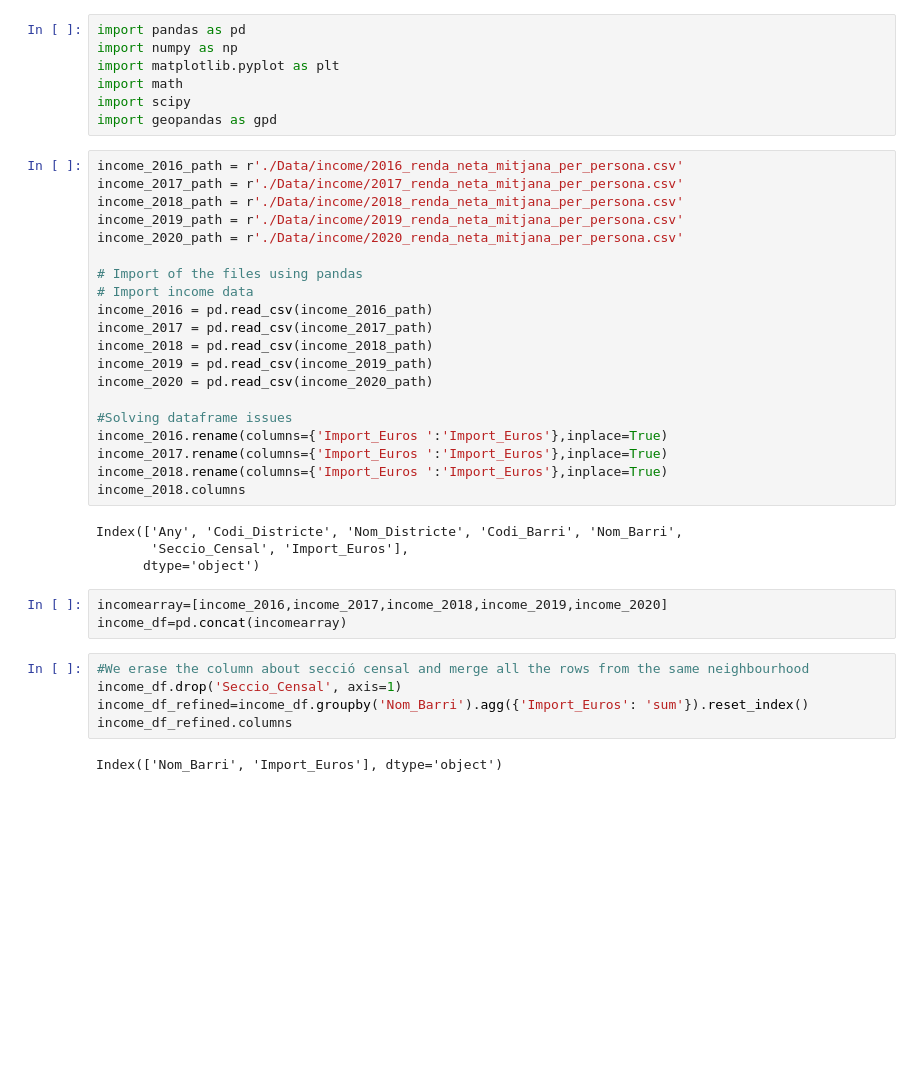
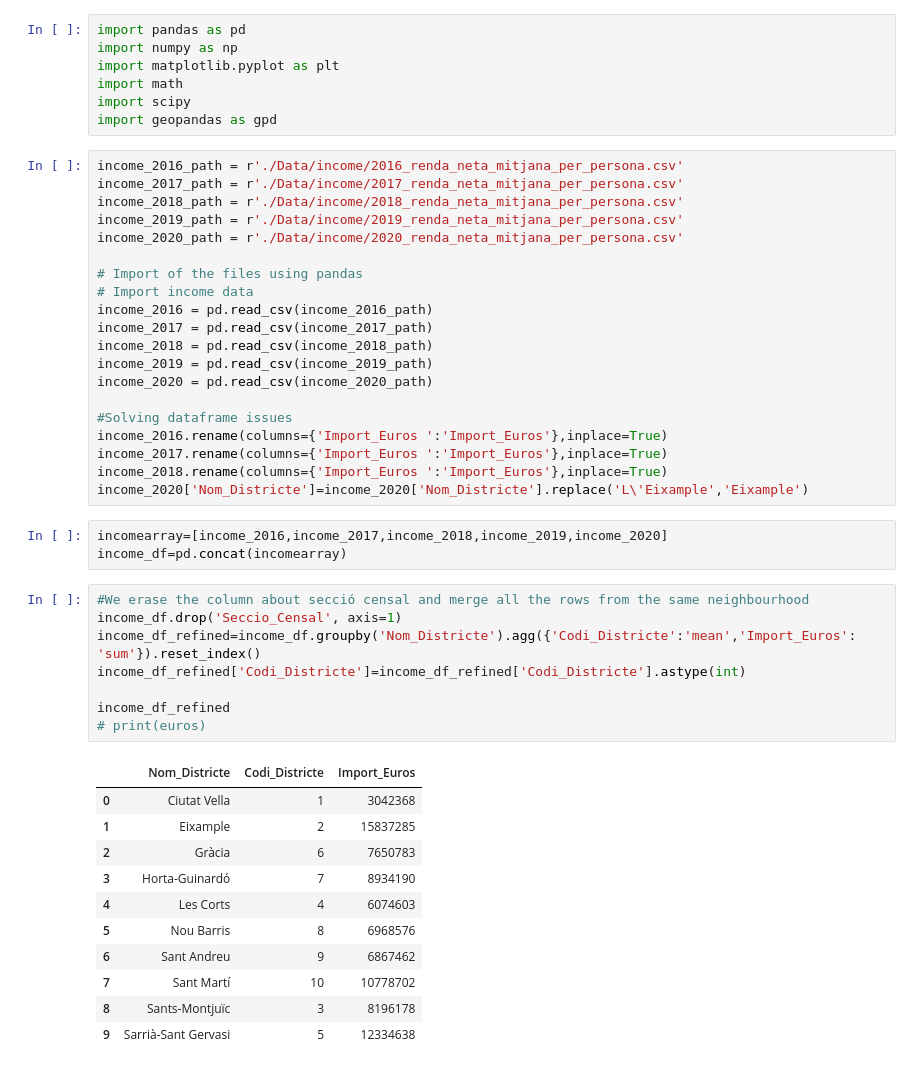
Before and after one commit to JuliaAT/AVDM-project, a Jupyter notebook: DataTreatment(EnriqueGarcíaOrtiz).ipynb, the cells around one changed output. Drawn from its saved outputs; the diff is of its cells as text; blank space fills up the shorter version.

```diff
--- a/DataTreatment(EnriqueGarcíaOrtiz).ipynb
+++ b/DataTreatment(EnriqueGarcíaOrtiz).ipynb
@@ -24,19 +24,28 @@ income_2020 = pd.read_csv(income_2020_path)
 income_2016.rename(columns={'Import_Euros ':'Import_Euros'},inplace=True)
 income_2017.rename(columns={'Import_Euros ':'Import_Euros'},inplace=True)
 income_2018.rename(columns={'Import_Euros ':'Import_Euros'},inplace=True)
-income_2018.columns
+income_2020['Nom_Districte']=income_2020['Nom_Districte'].replace('L\'Eixample','Eixample')
-# %% [output]
-Index(['Any', 'Codi_Districte', 'Nom_Districte', 'Codi_Barri', 'Nom_Barri',
-       'Seccio_Censal', 'Import_Euros'],
-      dtype='object')
 # %%
 incomearray=[income_2016,income_2017,income_2018,income_2019,income_2020]
 income_df=pd.concat(incomearray)
 # %%
 #We erase the column about secció censal and merge all the rows from the same neighbourhood
 income_df.drop('Seccio_Censal', axis=1)
-income_df_refined=income_df.groupby('Nom_Barri').agg({'Import_Euros': 'sum'}).reset_index()
-income_df_refined.columns
+income_df_refined=income_df.groupby('Nom_Districte').agg({'Codi_Districte':'mean','Import_Euros': 'sum'}).reset_index()
+income_df_refined['Codi_Districte']=income_df_refined['Codi_Districte'].astype(int)
+
+income_df_refined
+# print(euros)
 # %% [output]
-Index(['Nom_Barri', 'Import_Euros'], dtype='object')
+|  | Nom_Districte | Codi_Districte | Import_Euros |
+| 0 | Ciutat Vella | 1 | 3042368 |
+| 1 | Eixample | 2 | 15837285 |
+| 2 | Gràcia | 6 | 7650783 |
+| 3 | Horta-Guinardó | 7 | 8934190 |
+| 4 | Les Corts | 4 | 6074603 |
+| 5 | Nou Barris | 8 | 6968576 |
+| 6 | Sant Andreu | 9 | 6867462 |
+| 7 | Sant Martí | 10 | 10778702 |
+| 8 | Sants-Montjuïc | 3 | 8196178 |
+| 9 | Sarrià-Sant Gervasi | 5 | 12334638 |
 # %%
```
Also changed, not shown: parts of 3 cells of this notebook.
